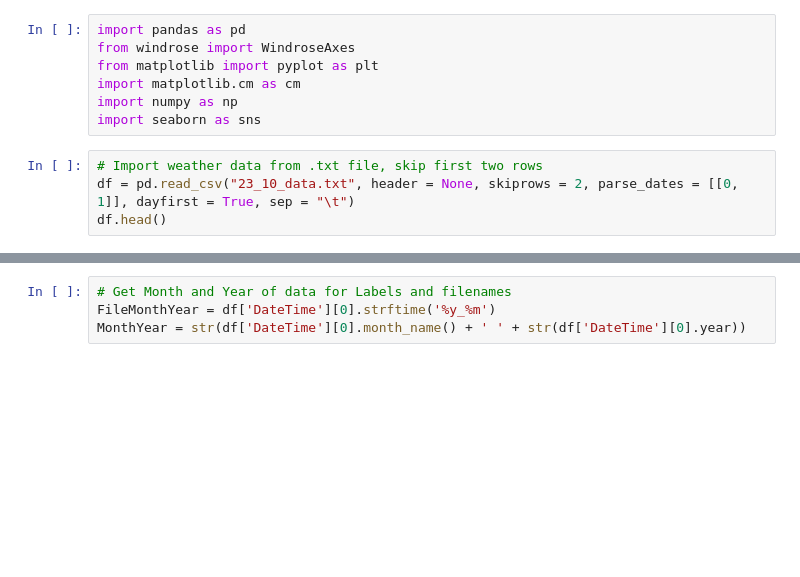
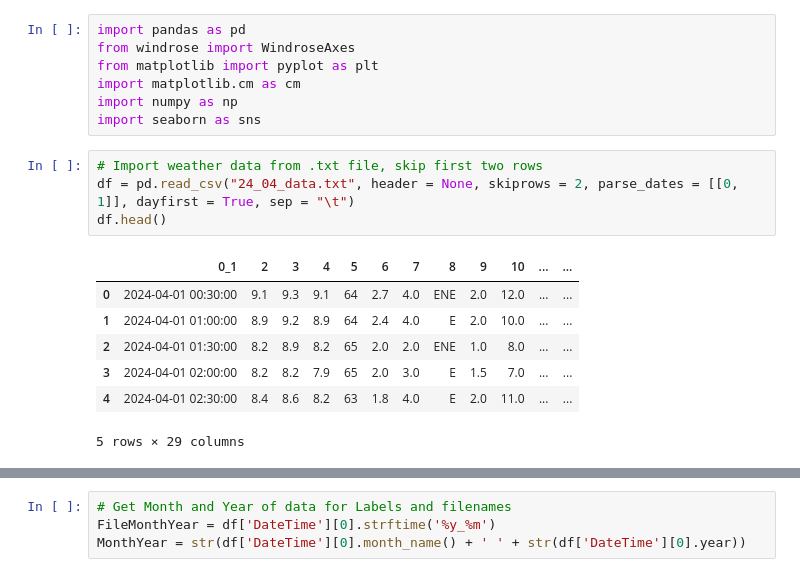
Before and after one commit to mrcrookes/weatherclub, a Jupyter notebook: wind_rose.ipynb, the cells around one changed output, grey strips where cells are left out. Saved outputs shown, nothing was run; the diff lists cells and outputs as text; blank space fills up the shorter version.

```diff
--- a/wind_rose.ipynb
+++ b/wind_rose.ipynb
@@ -7,8 +7,16 @@ import numpy as np
 import seaborn as sns
 # %%
 # Import weather data from .txt file, skip first two rows
-df = pd.read_csv("23_10_data.txt", header = None, skiprows = 2, parse_dates = [[0, 1]], dayfirst = True, sep = "\t")
+df = pd.read_csv("24_04_data.txt", header = None, skiprows = 2, parse_dates = [[0, 1]], dayfirst = True, sep = "\t")
 df.head()
+# %% [output]
+|  | 0_1 | 2 | 3 | 4 | 5 | 6 | 7 | 8 | 9 | 10 | ... | ... |
+| 0 | 2024-04-01 00:30:00 | 9.1 | 9.3 | 9.1 | 64 | 2.7 | 4.0 | ENE | 2.0 | 12.0 | ... | ... |
+| 1 | 2024-04-01 01:00:00 | 8.9 | 9.2 | 8.9 | 64 | 2.4 | 4.0 | E | 2.0 | 10.0 | ... | ... |
+| 2 | 2024-04-01 01:30:00 | 8.2 | 8.9 | 8.2 | 65 | 2.0 | 2.0 | ENE | 1.0 | 8.0 | ... | ... |
+| 3 | 2024-04-01 02:00:00 | 8.2 | 8.2 | 7.9 | 65 | 2.0 | 3.0 | E | 1.5 | 7.0 | ... | ... |
+| 4 | 2024-04-01 02:30:00 | 8.4 | 8.6 | 8.2 | 63 | 1.8 | 4.0 | E | 2.0 | 11.0 | ... | ... |
+5 rows × 29 columns
 # %%
 # Replace headers
 header = ['DateTime', 'Temp Out', 'Hi Temp', 'Low Temp', 'Out Hum', 'Dew Pt.', 'Wind Speed',
```
Also changed, not shown: parts of 2 cells of this notebook, 2 other files.
